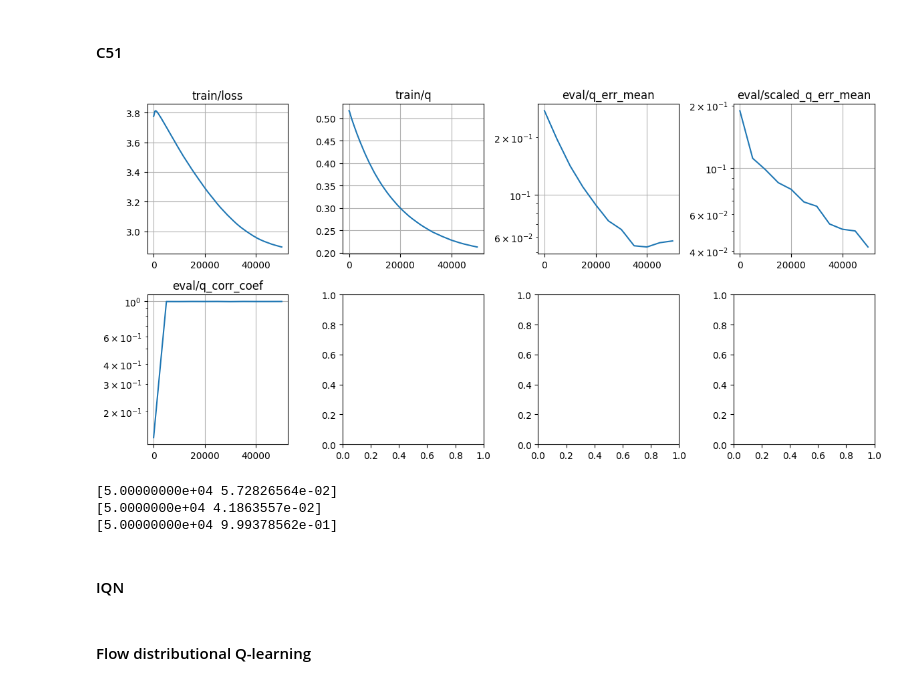
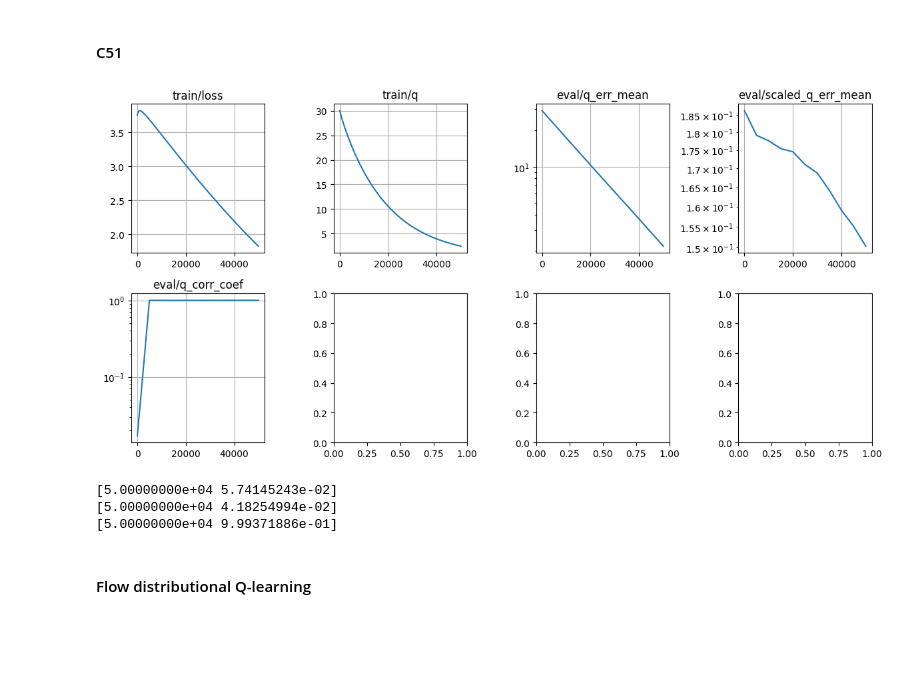
Before and after one commit to chongyi-zheng/ogbench, a Jupyter notebook: notebooks/2025_07_03_RiverSwim_sarsa.ipynb, the cells around one changed output. Cells and saved outputs as stored; diff of their text form; code cells hidden in the pictures; blank space fills up the shorter version.

```diff
--- a/notebooks/2025_07_03_RiverSwim_sarsa.ipynb
+++ b/notebooks/2025_07_03_RiverSwim_sarsa.ipynb
@@ -369,10 +369,10 @@ eval_interval = 5_000
 log_interval = 5_000
 
 rewards, _ = env.get_model()
-# v_min = rewards.min() / (1 - discount)
-# v_max = rewards.max() / (1 - discount)
-v_min = 0.0
-v_max = 1.0
+v_min = rewards.min() / (1 - discount)
+v_max = rewards.max() / (1 - discount)
+# v_min = 0.0
+# v_max = 1.0
 atoms = jnp.linspace(v_min, v_max, num_atoms)
 delta_atom = (v_max - v_min) / (num_atoms - 1)
 offset = jnp.arange(batch_size, dtype=jnp.int32) * num_atoms
@@ -450,34 +450,34 @@ def evaluate_fn(params):
     'scaled_q_err_mean': scaled_q_err_mean,
     'q_corr_coef': q_corr_coef,
   }
 
   return info
 
 metrics = defaultdict(list)
 for i in tqdm.trange(1, num_iterations + 1):
   batch = sample_batch(batch_size)
   cate_critic_params, target_cate_critic_params, opt_state, loss, info = update_fn(
     cate_critic_params, target_cate_critic_params, opt_state, batch)
 
   for k, v in info.items():
     metrics['train/' + k].append(
       np.array([i, v])
     )
 
   if i == 1 or i % eval_interval == 0:
     eval_info = evaluate_fn(cate_critic_params)
     for k, v in eval_info.items():
       metrics['eval/' + k].append(
         np.array([i, v])
       )
 
   if i == 1 or i % log_interval == 0:
     plot_metrics(metrics, logyscale_stats=['eval/q_err_mean', 'eval/scaled_q_err_mean', 'eval/q_corr_coef'])
     display.clear_output(wait=True)
     plt.tight_layout()
     plt.show()
 # %% [output]
-[figure, old version]
+[figure, new version]
 # %%
 c51_metrics = metrics
 
@@ -485,11 +485,9 @@ print(c51_metrics['eval/q_err_mean'][-1])
 print(c51_metrics['eval/scaled_q_err_mean'][-1])
 print(c51_metrics['eval/q_corr_coef'][-1])
 # %% [output]
-[5.00000000e+04 5.72826564e-02]
-[5.0000000e+04 4.1863557e-02]
-[5.00000000e+04 9.99378562e-01]
+[5.00000000e+04 5.74145243e-02]
+[5.00000000e+04 4.18254994e-02]
+[5.00000000e+04 9.99371886e-01]
-# %% [markdown]
-#### IQN
 # %% [markdown]
 #### Flow distributional Q-learning
 # %%
```
Also changed, not shown: parts of 2 cells of this notebook.
